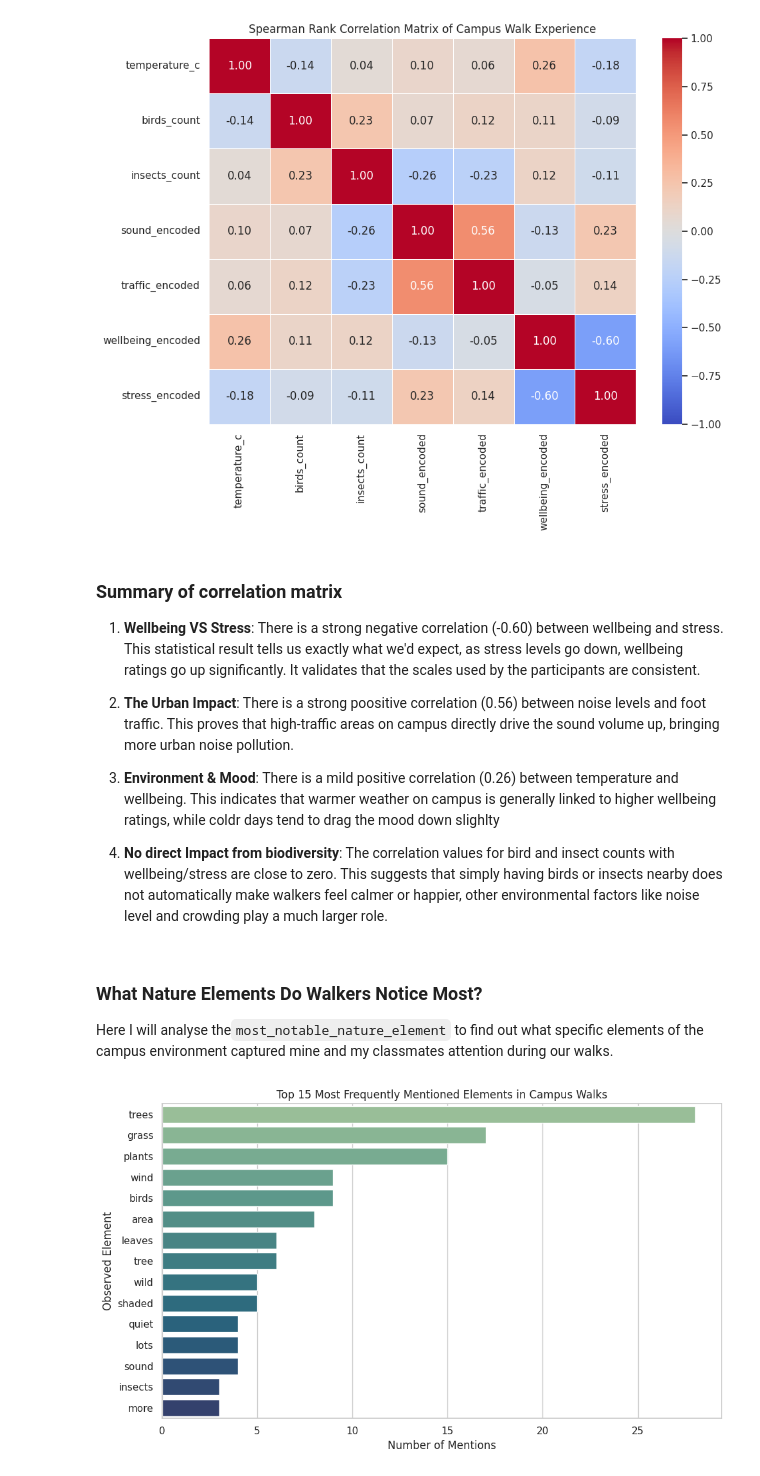
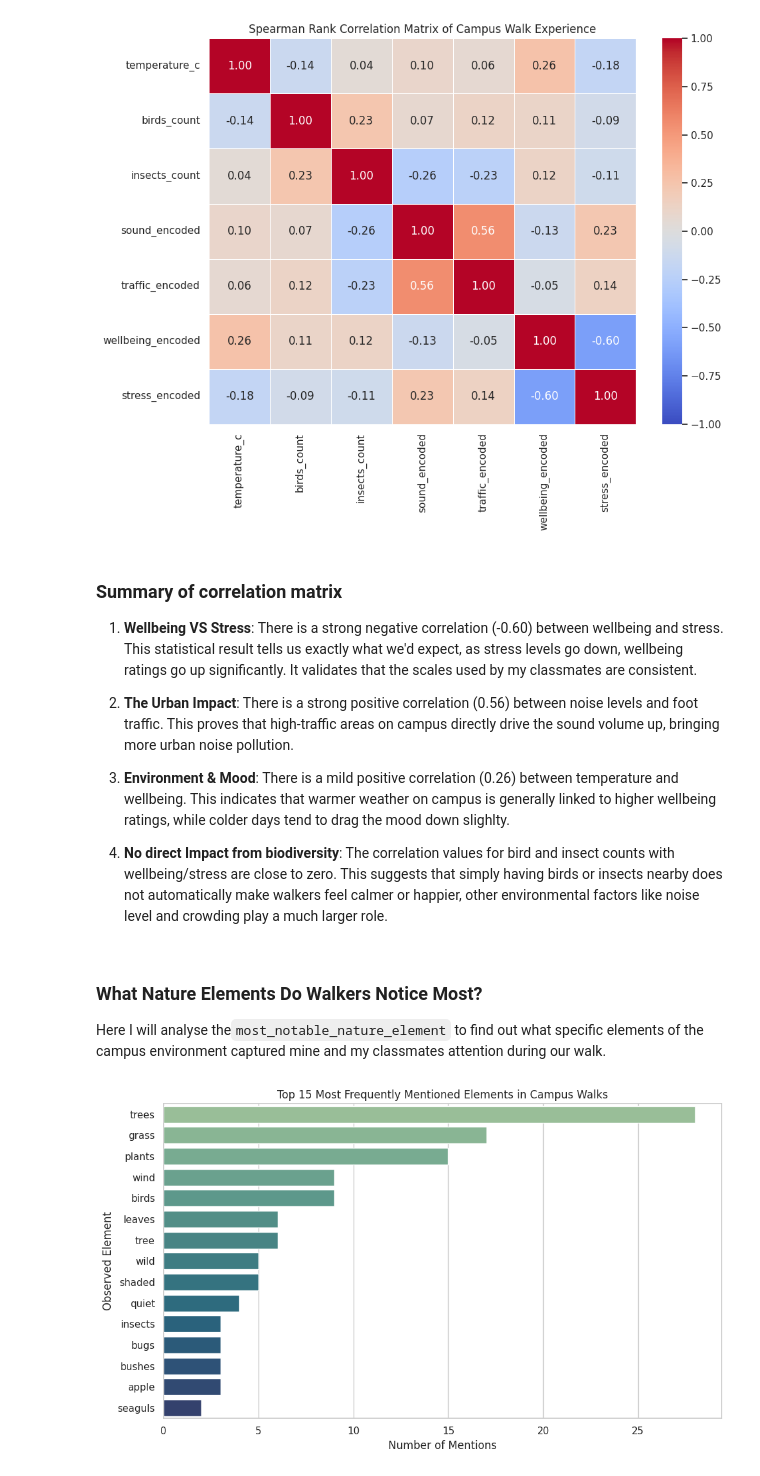
Before and after one commit to CarlosMDSN/ml-campus_data_project-python, a Jupyter notebook: CampusDatasetProject.ipynb, the cells around one changed output. Cells and saved outputs as stored; diff of their text form; code cells hidden in the pictures.

```diff
--- a/CampusDatasetProject.ipynb
+++ b/CampusDatasetProject.ipynb
@@ -315,17 +315,17 @@ plt.show()
 # %% [markdown]
  ### Summary of correlation matrix
 
- 1. **Wellbeing VS Stress**: There is a strong negative correlation (-0.60) between wellbeing and stress. This statistical result tells us exactly what we'd expect, as stress levels go down, wellbeing ratings go up significantly. It validates that the scales used by the participants are consistent.
+ 1. **Wellbeing VS Stress**: There is a strong negative correlation (-0.60) between wellbeing and stress. This statistical result tells us exactly what we'd expect, as stress levels go down, wellbeing ratings go up significantly. It validates that the scales used by my classmates are consistent.
 
- 2. **The Urban Impact**: There is a strong poositive correlation (0.56) between noise levels and foot traffic. This proves that high-traffic areas on campus directly drive the sound volume up, bringing more urban noise pollution.
+ 2. **The Urban Impact**: There is a strong positive correlation (0.56) between noise levels and foot traffic. This proves that high-traffic areas on campus directly drive the sound volume up, bringing more urban noise pollution.
 
-3. **Environment & Mood**: There is a mild positive correlation (0.26) between temperature and wellbeing. This indicates that warmer weather on campus is generally linked to higher wellbeing ratings, while coldr days tend to drag the mood down slighlty
+3. **Environment & Mood**: There is a mild positive correlation (0.26) between temperature and wellbeing. This indicates that warmer weather on campus is generally linked to higher wellbeing ratings, while colder days tend to drag the mood down slighlty.
 
 4. **No direct Impact from biodiversity**: The correlation values for bird and insect counts with wellbeing/stress are close to zero. This suggests that simply having birds or insects nearby does not automatically make walkers feel calmer or happier, other environmental factors like noise level and crowding play a much larger role.
 # %% [markdown]
 ### What Nature Elements Do Walkers Notice Most?
 
-Here I will analyse the`most_notable_nature_element` to find out what specific elements of the campus environment captured mine and my classmates attention during our walks.
+Here I will analyse the`most_notable_nature_element` to find out what specific elements of the campus environment captured mine and my classmates attention during our walk.
 # %%
 import pandas as pd
 import matplotlib.pyplot as plt
@@ -334,32 +334,32 @@ from collections import Counter
 import re
 
 # Filter out missing records
 text_df = df.dropna(subset=['most_notable_nature_element']).copy()
 
 # Helper to tokenize and clean words
 def clean_and_tokenize(text):
     # Convert to lowercase and remove punctuation
     text = re.sub(r'[^a-zA-Z\s]', '', str(text).lower())
     words = text.split()
     # Exclude common small words (stopwords)
-    stopwords = {'and', 'the', 'a', 'of', 'in', 'on', 'with', 'at', 'to', 'for', 'or', 'is', 'are', 'was', 'very', 'some', 'few'}
+    stopwords = {'and', 'the', 'a', 'of', 'in', 'on', 'dried', 'from', 'sound', 'more', 'area', 'with', 'lots', 'at', 'to', 'for', 'or', 'is', 'are', 'was', 'very', 'some', 'few'}
     return [w for w in words if w not in stopwords]
 
 # Combine and count all words
 all_words = []
 for text in text_df['most_notable_nature_element']:
     all_words.extend(clean_and_tokenize(text))
 
 word_counts = Counter(all_words)
 common_words_df = pd.DataFrame(word_counts.most_common(15), columns=['Word', 'Frequency'])
 
 # Visualize top noted elements
 plt.figure(figsize=(10, 6))
 sns.barplot(data=common_words_df, x='Frequency', y='Word', palette='crest', hue='Word', legend=False)
 plt.title('Top 15 Most Frequently Mentioned Elements in Campus Walks')
 plt.xlabel('Number of Mentions')
 plt.ylabel('Observed Element')
 plt.tight_layout()
 plt.show()
 # %% [output]
-[figure, old version]
+[figure, new version]
```
